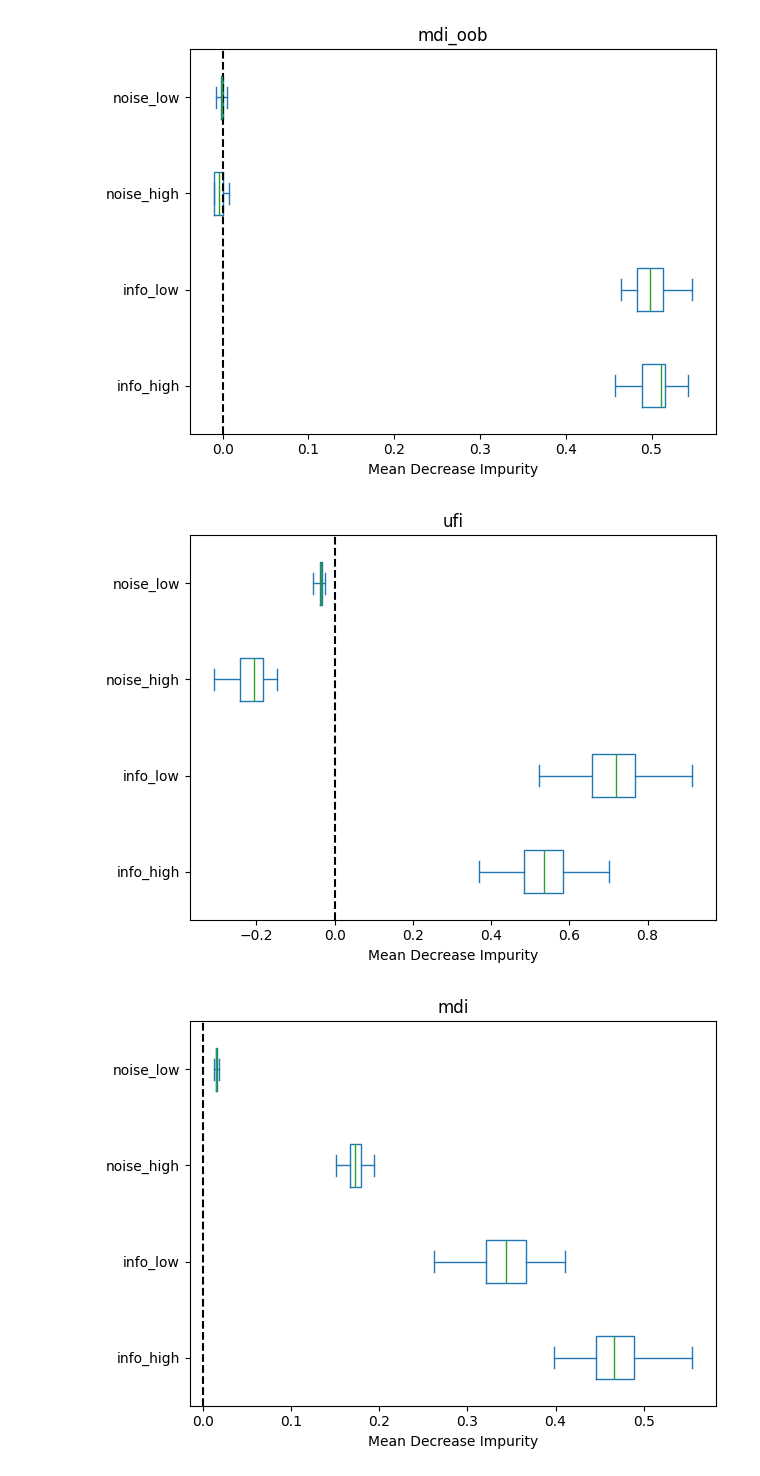
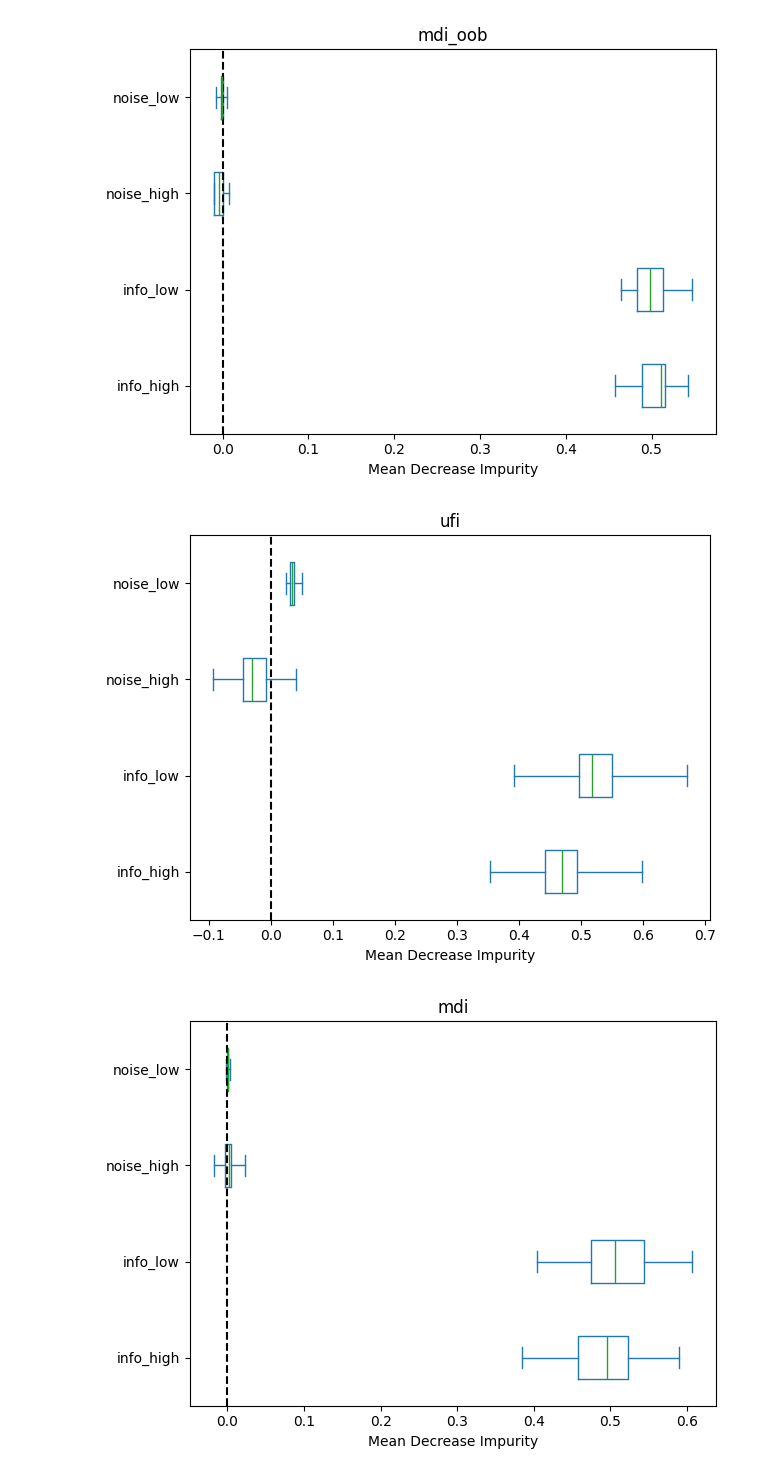
Before and after one commit to GaetandeCast/Internship, a Jupyter notebook: profilings_and_benchmarks/conditional_dependency_benchmark.ipynb, the cells around one changed output. Cells and saved outputs as stored; diff of their text form; code cells hidden in the pictures.

Commit message:
compare entropy ufi with gini ufi rather than mdi

```diff
--- a/profilings_and_benchmarks/conditional_dependency_benchmark.ipynb
+++ b/profilings_and_benchmarks/conditional_dependency_benchmark.ipynb
@@ -27,7 +27,7 @@ def create_dataset_with_conditional_dependances(n_samples, random_state=None):
 n_samples = 10000
 n_experiments = 10
 
-importances_ufi = pd.DataFrame(
+importances_entropy = pd.DataFrame(
     columns=["info_high", "info_low", "noise_high", "noise_low"]
 )
 importances_mdi_oob = pd.DataFrame(
@@ -41,7 +41,7 @@ for i in range(n_experiments):
     rf = RandomForestClassifier(random_state=i, oob_score=True)
     rf.fit(X, y)
     importance_ufi = rf.ufi_feature_importances_
-    importances_ufi.loc[i] = importance_ufi
+    importances_entropy.loc[i] = importance_ufi
     importance_mdi_oob = rf.mdi_oob_feature_importances_
     importances_mdi_oob.loc[i] = importance_mdi_oob
 
@@ -105,7 +105,7 @@ def create_dataset_with_equal_informative_and_varying_card(
 n_samples = 10000
 n_experiments = 10
 
-importances_ufi = pd.DataFrame(
+importances_entropy = pd.DataFrame(
     columns=["info_high", "info_low", "noise_high", "noise_low"]
 )
 importances_mdi_oob = pd.DataFrame(
@@ -121,7 +121,7 @@ for i in range(n_experiments):
     importance_ufi = rf._compute_unbiased_feature_importance_and_oob_predictions(
         X, y, method="ufi"
     )[0]
-    importances_ufi.loc[i] = importance_ufi
+    importances_entropy.loc[i] = importance_ufi
     importance_mdi_oob = rf._compute_unbiased_feature_importance_and_oob_predictions(
         X, y, method="mdi_oob"
     )[0]
@@ -203,39 +203,41 @@ def create_dataset_with_conditional_dependances(n_samples, random_state=None):
 # %%
 n_samples = 10000
 n_experiments = 50
 
-importances_ufi = pd.DataFrame(
+importances_entropy = pd.DataFrame(
     columns=["info_high", "info_low", "noise_high", "noise_low"]
 )
-importances_mdi = pd.DataFrame(
+importances_gini = pd.DataFrame(
     columns=["info_high", "info_low", "noise_high", "noise_low"]
 )
 
 for i in range(n_experiments):
     X, y = create_dataset_with_conditional_dependances(
         n_samples=n_samples, random_state=i
     )
     rf = RandomForestClassifier(random_state=i, oob_score=True, criterion='entropy')
     rf.fit(X, y)
-    importance_ufi = rf.ufi_feature_importances_
-    importances_ufi.loc[i] = importance_ufi
-    importance_mdi = rf.feature_importances_
-    importances_mdi.loc[i] = importance_mdi
+    importance_ufi_entropy = rf.ufi_feature_importances_
+    importances_entropy.loc[i] = importance_ufi_entropy
+    rf = RandomForestClassifier(random_state=i, oob_score=True, criterion='gini')
+    rf.fit(X, y)
+    importance_ufi_gini = rf.ufi_feature_importances_
+    importances_gini.loc[i] = importance_ufi_gini
 
 
-ax = importances_ufi.plot.box(vert=False, whis=10)
+ax = importances_entropy.plot.box(vert=False, whis=10)
 ax.set_title("ufi")
 ax.axvline(x=0, color="k", linestyle="--")
 ax.set_xlabel("Mean Decrease Impurity")
 ax.figure.tight_layout()
 plt.show()
 
-ax = importances_mdi.plot.box(vert=False, whis=10)
+ax = importances_gini.plot.box(vert=False, whis=10)
 ax.set_title("mdi")
 ax.axvline(x=0, color="k", linestyle="--")
 ax.set_xlabel("Mean Decrease Impurity")
 ax.figure.tight_layout()
 plt.show()
 # %% [output]
-[figure, old version]
+[figure, new version]
-[figure, old version]
+[figure, new version]
```
Also changed, not shown: parts of 2 cells of this notebook.
